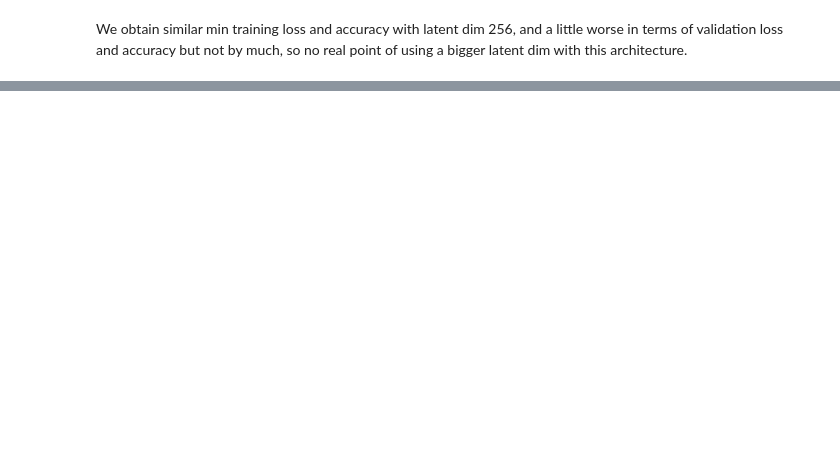
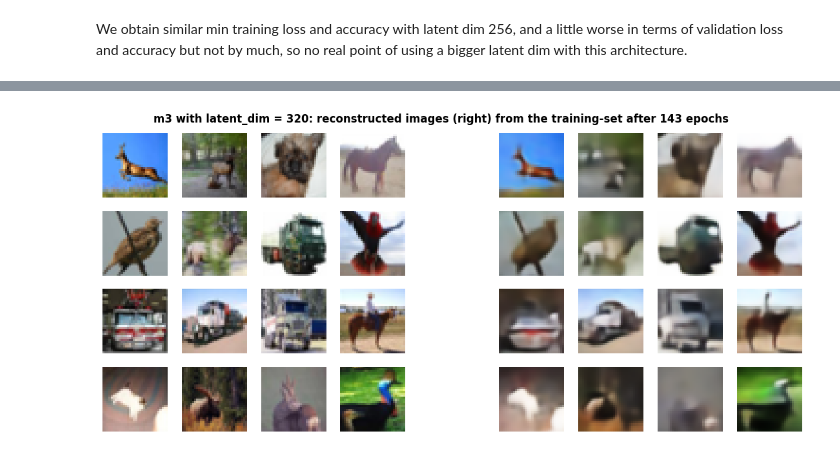
Before and after one commit to AtSourav/AE-w.-Bottleneck-Residual-Blocks, a Jupyter notebook: AE_cifar10_residual_blocks_m3.ipynb, the cells around one changed output, grey strips where cells are left out. Saved outputs shown, nothing was run; the diff lists cells and outputs as text; code cells hidden in the pictures; blank space fills up the shorter version.

```diff
--- a/AE_cifar10_residual_blocks_m3.ipynb
+++ b/AE_cifar10_residual_blocks_m3.ipynb
@@ -936,0 +1266,6 @@ We obtain similar min training loss and accuracy with latent dim 256, and a litt
+# %%
+plot_reconstruction(img_train, 'training', 1000, 143, 1.5, 'm3')
+
+plt.savefig('/content/AE-w.-Bottleneck-Residual-Blocks/plots_figures/m3_reconstructions_TrainSet_2.png')
+# %% [output]
+[figure, added]
```
Also changed, not shown: parts of 25 cells of this notebook.
